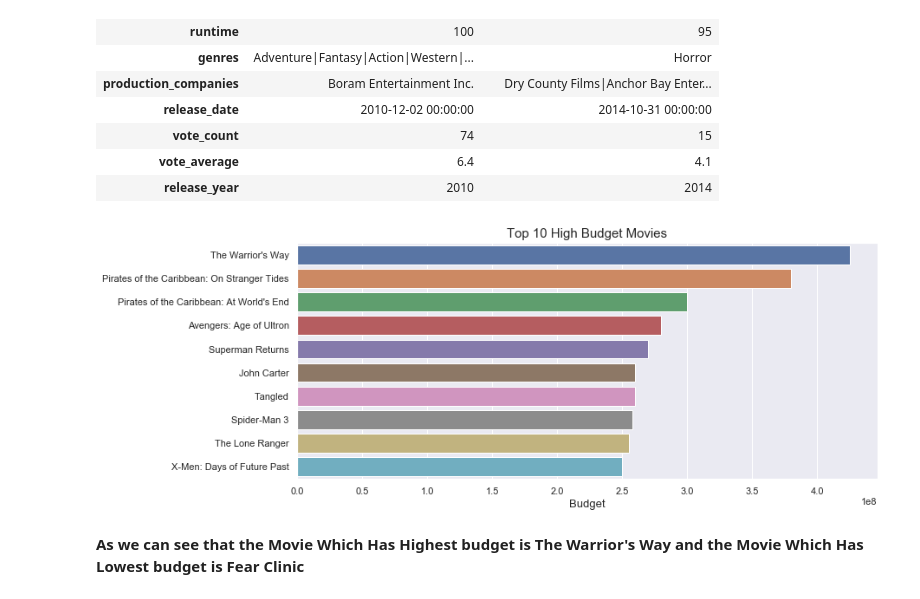
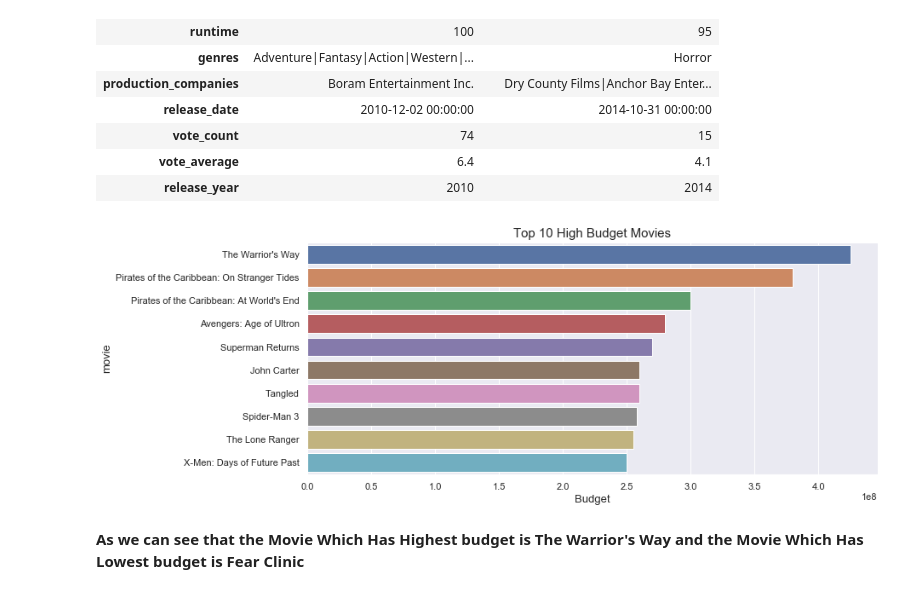
Before and after one commit to Ibrahim-yousseef/Investigate-a-Dataset-TMDB-Movie-Data-, a Jupyter notebook: investigate-a-dataset-template.ipynb, the cells around one changed output. Saved outputs shown, nothing was run; the diff lists cells and outputs as text; code cells hidden in the pictures.

```diff
--- a/investigate-a-dataset-template.ipynb
+++ b/investigate-a-dataset-template.ipynb
@@ -378,22 +376,23 @@ Movie Which Has Lowest budget  :  Fear Clinic
 # %%
 #make a plot which contain top 10 highest budget movies.
 #sort the 'budget' column in decending order and store it in the new dataframe.
 info = pd.DataFrame(df1['budget'].sort_values(ascending = False))
 info['original_title'] = df1['original_title']
 data = list(map(str,(info['original_title'])))
 
 #extract the top 10 budget movies data from the list and dataframe.
 x = list(data[:10])
 y = list(info['budget'][:10])
 
 #plot the figure and setup the title and labels.
 ax = sns.barplot(x=y,y=x)
 sns.set(rc={'figure.figsize':(12,5)})
 ax.set_title("Top 10 High Budget Movies",fontsize = 15)
 ax.set_xlabel("Budget",fontsize = 13)
+ax.set_ylabel("movie",fontsize = 13)
 sns.set_style("darkgrid")
 # %% [output]
-[figure, old version]
+[figure, new version]
 # %% [markdown]
 **As we can see that the Movie Which Has Highest budget is The Warrior's Way and the Movie Which Has Lowest budget is Fear Clinic**
 # %% [markdown]
```
Also changed, not shown: parts of 13 cells of this notebook.
